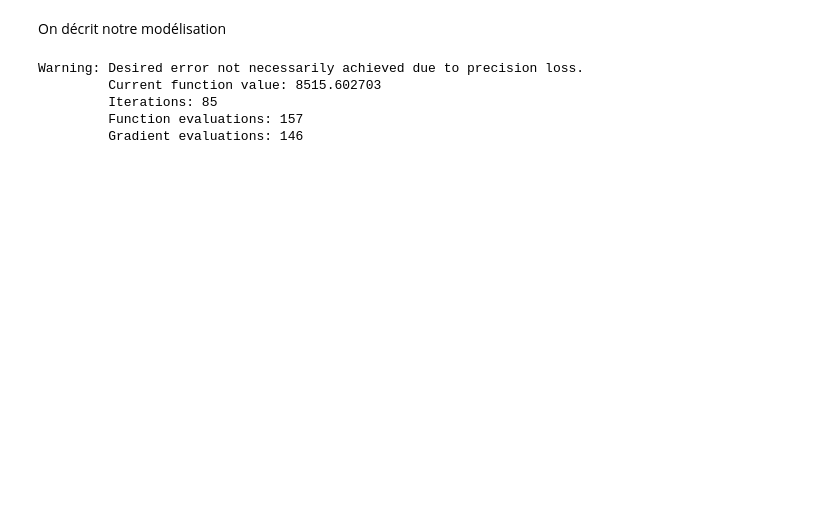
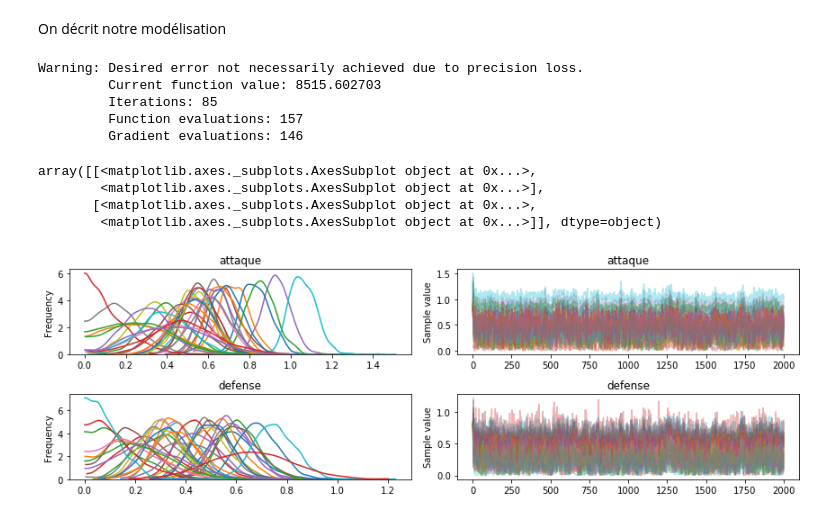
Before and after one commit to alexisrosuel/Football-predictions, a Jupyter notebook: V1.ipynb, the cells around one changed output. Saved outputs shown, nothing was run; the diff lists cells and outputs as text; code cells hidden in the pictures; blank space fills up the shorter version.

```diff
--- a/V1.ipynb
+++ b/V1.ipynb
@@ -135,4 +132,12 @@ Warning: Desired error not necessarily achieved due to precision loss.
          Iterations: 85
          Function evaluations: 157
          Gradient evaluations: 146
+# %%
+pm.traceplot(trace)
+# %% [output]
+array([[<matplotlib.axes._subplots.AxesSubplot object at 0x...>,
+        <matplotlib.axes._subplots.AxesSubplot object at 0x...>],
+       [<matplotlib.axes._subplots.AxesSubplot object at 0x...>,
+        <matplotlib.axes._subplots.AxesSubplot object at 0x...>]], dtype=object)
+[figure, added]
 # %%
```
Also changed, not shown: parts of 13 cells of this notebook, 1 other file.
